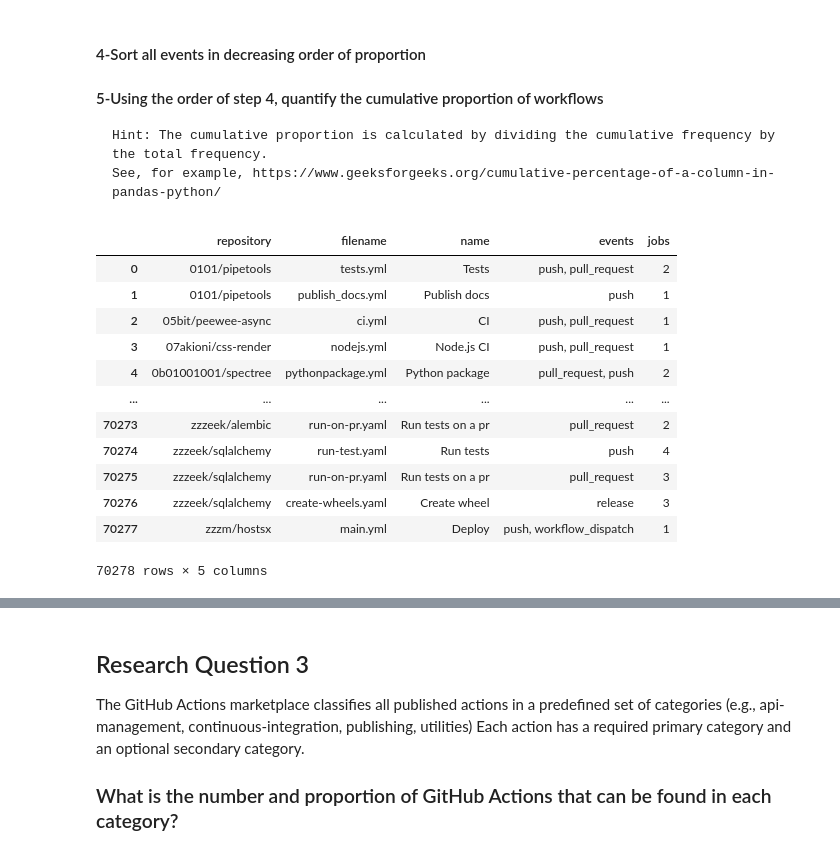
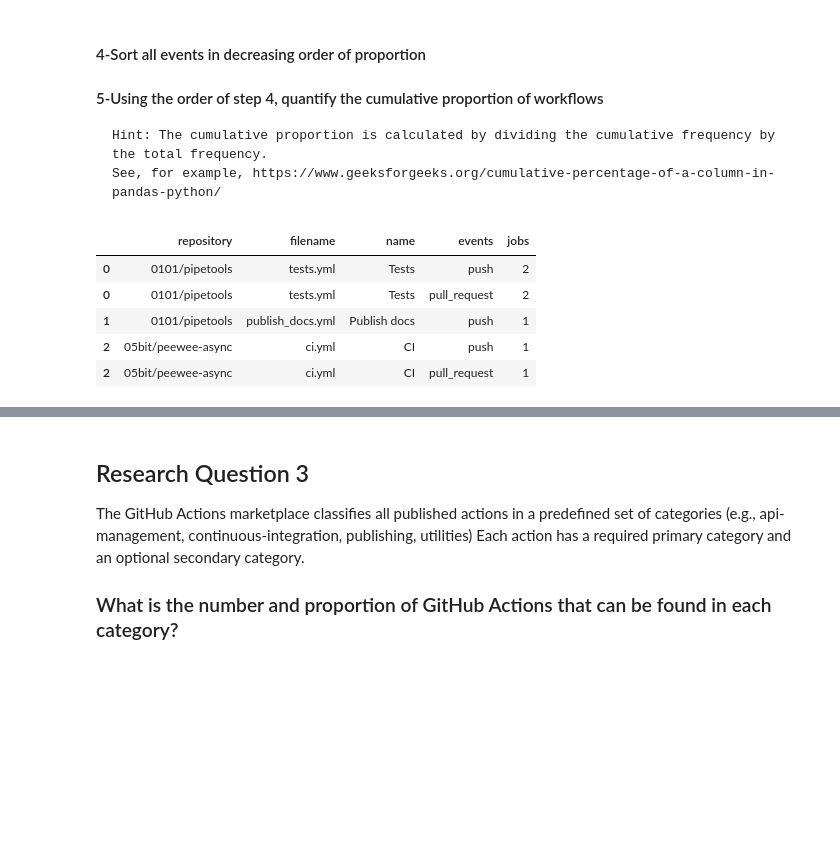
Before and after one commit to goffinetnicolas/data-analysis, a Jupyter notebook: notebooks/questions.ipynb, the cells around one changed output, grey strips where cells are left out. Saved outputs shown, nothing was run; the diff lists cells and outputs as text; code cells hidden in the pictures; blank space fills up the shorter version.

```diff
--- a/notebooks/questions.ipynb
+++ b/notebooks/questions.ipynb
@@ -127,21 +129,16 @@ df_workflows
     Hint: The cumulative proportion is calculated by dividing the cumulative frequency by the total frequency.
     See, for example, https://www.geeksforgeeks.org/cumulative-percentage-of-a-column-in-pandas-python/
 # %%
-events = df_workflows['events'].str.split(',').explode()
-events.unique()
-df_workflows.explode('events')
+# split the events column (containig the triggers) and explode it
+df_workflows["events"] = df_workflows["events"].str.split(",")
+df_workflows = df_workflows.explode("events")
+df_workflows["events"] = df_workflows["events"].str.strip()
+df_workflows.head()
 # %% [output]
 |  | repository | filename | name | events | jobs |
-| 0 | 0101/pipetools | tests.yml | Tests | push, pull_request | 2 |
+| 0 | 0101/pipetools | tests.yml | Tests | push | 2 |
+| 0 | 0101/pipetools | tests.yml | Tests | pull_request | 2 |
 | 1 | 0101/pipetools | publish_docs.yml | Publish docs | push | 1 |
-| 2 | 05bit/peewee-async | ci.yml | CI | push, pull_request | 1 |
-| 3 | 07akioni/css-render | nodejs.yml | Node.js CI | push, pull_request | 1 |
-| 4 | 0b01001001/spectree | pythonpackage.yml | Python package | pull_request, push | 2 |
-| ... | ... | ... | ... | ... | ... |
-| 70273 | zzzeek/alembic | run-on-pr.yaml | Run tests on a pr | pull_request | 2 |
-| 70274 | zzzeek/sqlalchemy | run-test.yaml | Run tests | push | 4 |
-| 70275 | zzzeek/sqlalchemy | run-on-pr.yaml | Run tests on a pr | pull_request | 3 |
-| 70276 | zzzeek/sqlalchemy | create-wheels.yaml | Create wheel | release | 3 |
-| 70277 | zzzm/hostsx | main.yml | Deploy | push, workflow_dispatch | 1 |
+| 2 | 05bit/peewee-async | ci.yml | CI | push | 1 |
+| 2 | 05bit/peewee-async | ci.yml | CI | pull_request | 1 |
-70278 rows × 5 columns
 # %%
```
Also changed, not shown: parts of 14 cells of this notebook.
